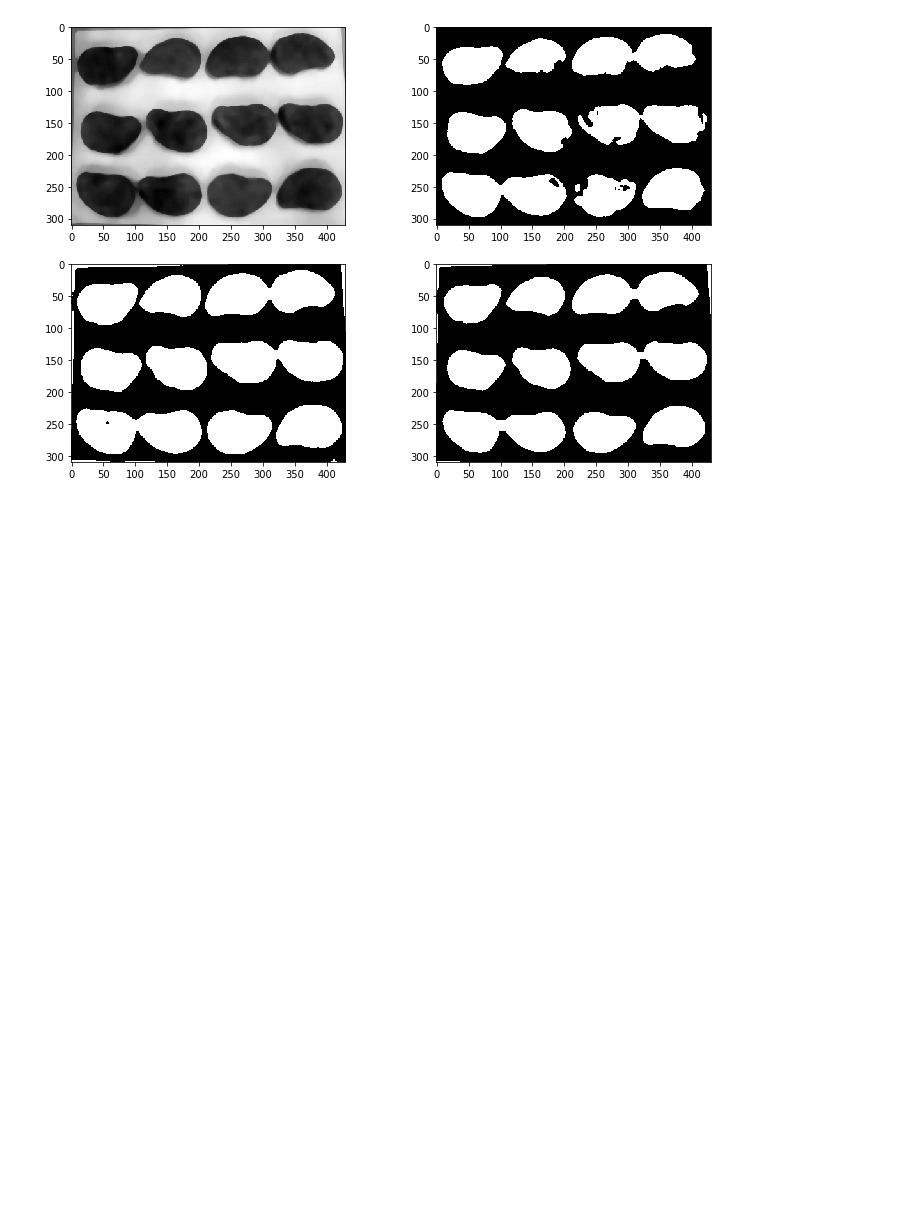
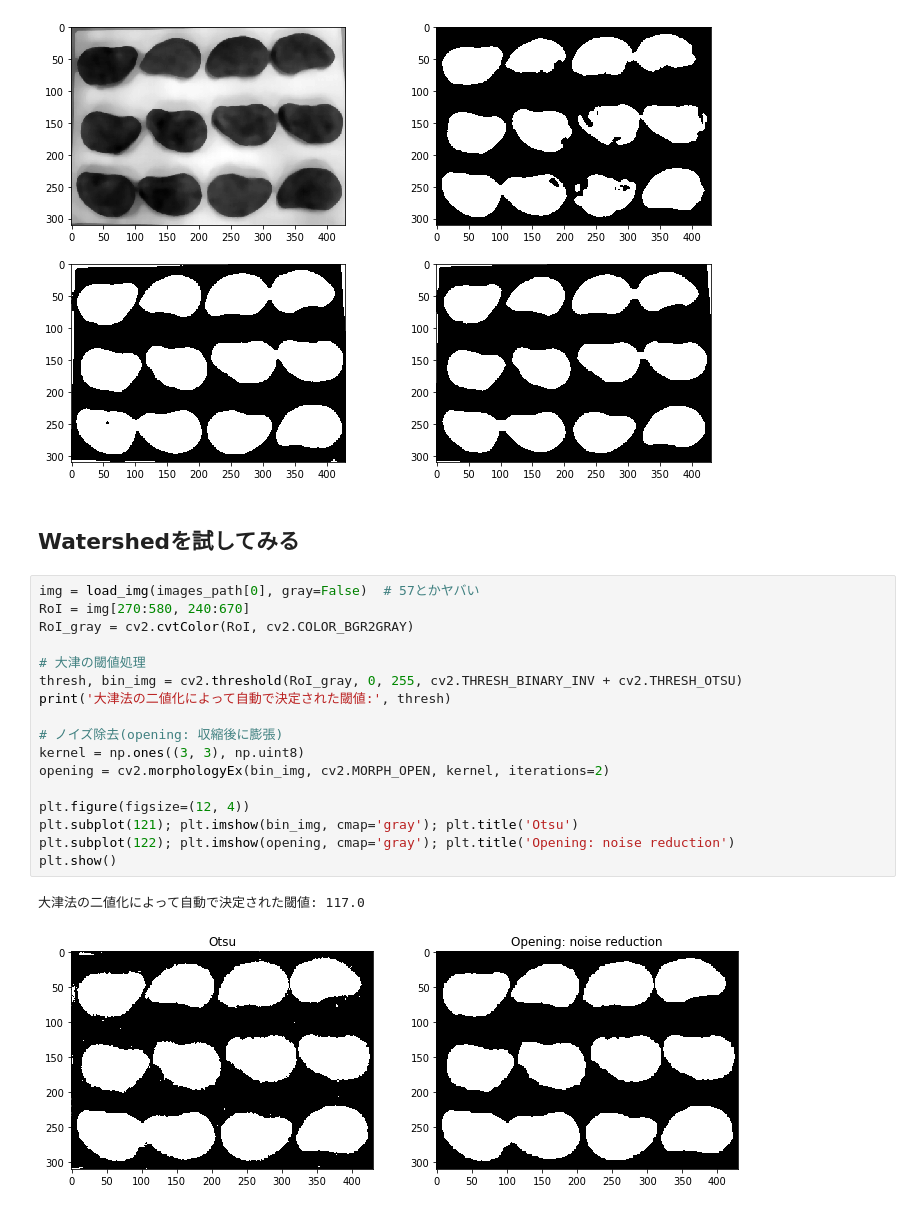
Before and after one commit to kargenk/fried_shrimp_detection, a Jupyter notebook: make_mask.ipynb, the cells around one changed output. Drawn from its saved outputs; the diff is of its cells as text; blank space fills up the shorter version.

Commit message:
[add] watershed processing

```diff
--- a/make_mask.ipynb
+++ b/make_mask.ipynb
@@ -102,3 +102,25 @@ plt.subplot(224); plt.imshow(ada_thresh_erosion, cmap='gray')
 plt.show()
 # %% [output]
 [figure]
+# %% [markdown]
+## Watershedを試してみる
+# %%
+img = load_img(images_path[0], gray=False)  # 57とかヤバい
+RoI = img[270:580, 240:670]
+RoI_gray = cv2.cvtColor(RoI, cv2.COLOR_BGR2GRAY)
+
+# 大津の閾値処理
+thresh, bin_img = cv2.threshold(RoI_gray, 0, 255, cv2.THRESH_BINARY_INV + cv2.THRESH_OTSU)
+print('大津法の二値化によって自動で決定された閾値:', thresh)
+
+# ノイズ除去(opening: 収縮後に膨張)
+kernel = np.ones((3, 3), np.uint8)
+opening = cv2.morphologyEx(bin_img, cv2.MORPH_OPEN, kernel, iterations=2)
+
+plt.figure(figsize=(12, 4))
+plt.subplot(121); plt.imshow(bin_img, cmap='gray'); plt.title('Otsu')
+plt.subplot(122); plt.imshow(opening, cmap='gray'); plt.title('Opening: noise reduction')
+plt.show()
+# %% [output]
+大津法の二値化によって自動で決定された閾値: 117.0
+[figure, added]
```
Also changed, not shown: parts of 5 cells of this notebook.
